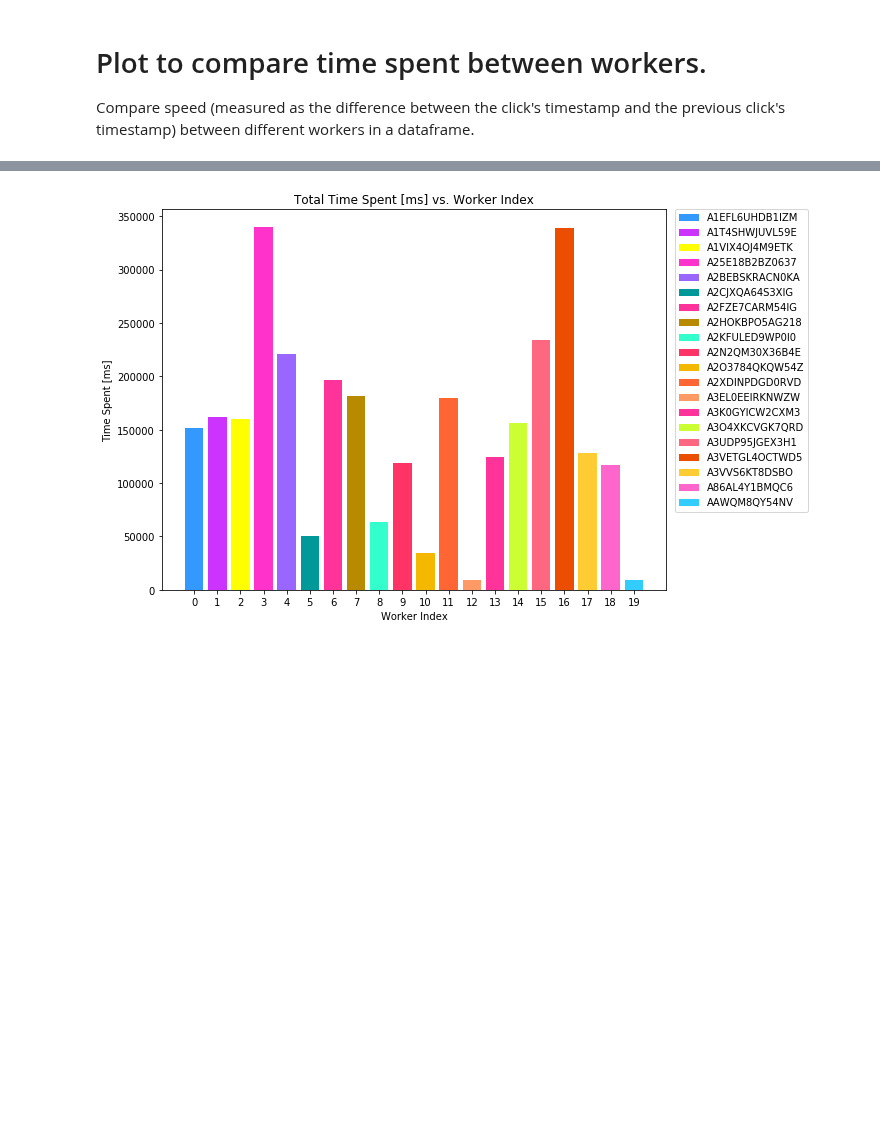
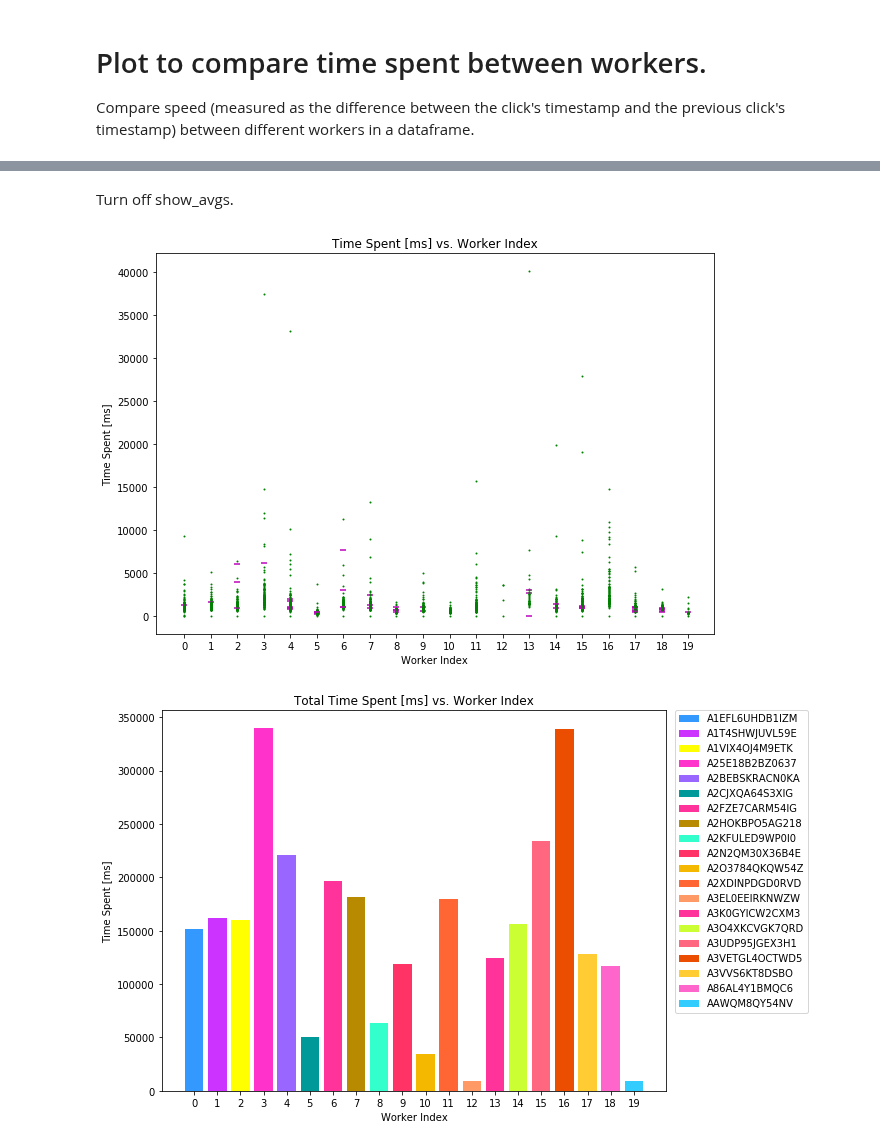
Before and after one commit to czbiohub-sf/instapipeline, a Jupyter notebook: Annotation/demo_20180705.ipynb, the cells around one changed output, grey strips where cells are left out. Saved outputs shown, nothing was run; the diff lists cells and outputs as text; code cells hidden in the pictures; blank space fills up the shorter version.

```diff
--- a/Annotation/demo_20180705.ipynb
+++ b/Annotation/demo_20180705.ipynb
@@ -427,3 +443,13 @@ sa.plot_time_spent_vs_worker_index(anno_all, img_filename)
+# %% [markdown]
+Turn off show_avgs.
+# %%
+show_correctness = True
+correctness_threshold = 5
+clustering_params = [-350]
+show_avgs = False
+sa.plot_time_spent_vs_worker_index(anno_all, img_filename, csv_filename, show_correctness, correctness_threshold, clustering_params, show_avgs)
+# %% [output]
+[figure, added]
 # %%
 sa.plot_total_time_vs_worker_index(anno_all, img_filename)
 # %% [output]
```
Also changed, not shown: parts of 7 cells of this notebook, 1 other file.
